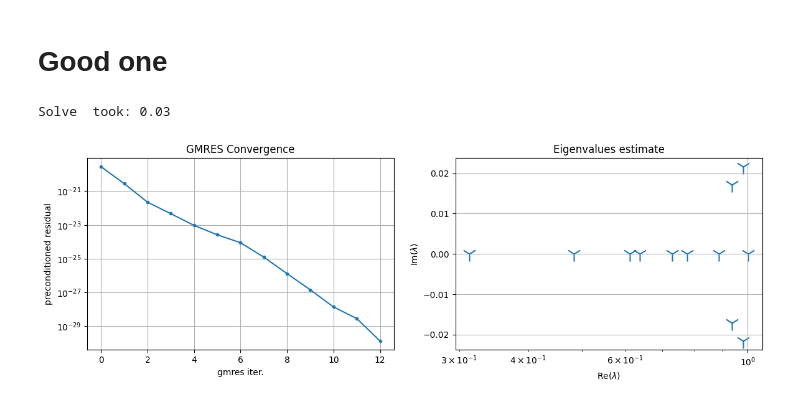
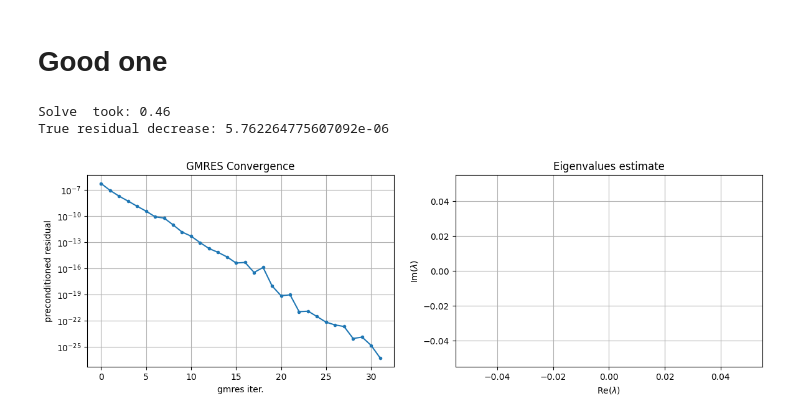
Before and after one commit to pmgbergen/FTHM-Solver, a Jupyter notebook: fpm/full_system.ipynb, the cells around one changed output. Cells and saved outputs as stored; diff of their text form; code cells hidden in the pictures.

```diff
--- a/fpm/full_system.ipynb
+++ b/fpm/full_system.ipynb
@@ -10,13 +10,13 @@ from plot_utils import *
 # data = load_data("../stats/fpm_2_closed_open_solver_1_numba.json")
 # data = load_data("../stats/fpm_2_closed_m_sliding_solver_1_numba.json")
 
-data = load_data("../stats/fpm_0_sticking_solver_1_numba.json")
+# data = load_data("../stats/fpm_0_sticking_solver_1_numba.json")
 # data = load_data("../stats/fpm_0_sliding_solver_1_numba.json")
 # data = load_data("../stats/fpm_0_open_solver_1_numba.json")
 
 # data = load_data("../stats/fpm_1_sticking_solver_1_numba.json")
 # data = load_data("../stats/fpm_1_sliding_solver_1_numba.json")
-# data = load_data("../stats/fpm_1_open_solver_1_numba.json")
+data = load_data("../stats/fpm_1_open_solver_1_numba.json")
 
 # data = load_data("../stats/fpm_01_open_solver_1_numba.json")
 # data = load_data("../stats/fpm_01_sticking_solver_1_numba.json")
@@ -223,30 +145,31 @@ Solve  took: 0.06
 # %%
 from block_matrix import SolveSchema, make_solver
 from pp_utils import get_fixed_stress_stabilization
+from preconditioner_mech import make_J44_inv_bdiag
 from fixed_stress import make_local_inverse_15, make_fs
 
 schema = SolveSchema(
-    groups=[4],
-    solve=lambda bmat: inv_block_diag(bmat[[4]].mat, nd=model.nd),
-    # solve=lambda bmat: make_J44_inv_bdiag(bmat[[4]].mat, nd=model.nd),
-
+    groups=[3],
+    solve=lambda bmat: PetscILU(bmat[[3]].mat),
+    invertor=lambda bmat: extract_diag_inv(bmat[[3]].mat),
     complement=SolveSchema(
-        groups=[1, 5],
-        solve=lambda bmat: PetscAMGMechanics(mat=bmat[[1, 5]].mat, dim=model.nd),
-        # invertor=lambda bmat: make_local_inverse_15(bmat, base=2, nd=1),
-        # invertor=lambda bmat: get_fixed_stress_stabilization(model),
-        # invertor=lambda bmat: make_fs(model, bmat).mat,
-        # invertor_type="physical",
-        # complement=SolveSchema(
-        #     groups=[0, 2],
-        #     solve=lambda bmat: PetscAMGFlow(mat=bmat[[0, 2]].mat),
-        # ),
+        groups=[4],
+        solve=lambda bmat: make_J44_inv_bdiag(model, bmat=bmat),
+        complement=SolveSchema(
+            groups=[1, 5],
+            solve=lambda bmat: PetscAMGMechanics(mat=bmat[[1, 5]].mat, dim=model.nd),
+            invertor=lambda bmat: make_fs(model, bmat).mat,
+            invertor_type="physical",
+            complement=SolveSchema(
+                groups=[0, 2],
+                solve=lambda bmat: PetscAMGFlow(mat=bmat[[0, 2]].mat),
+            ),
+        ),
     ),
 )
-mat_permuted, prec = make_solver(schema=schema, mat_orig=Jstab)
-solve_petsc(
-    mat_permuted.mat, prec, mat_permuted.local_rhs(rhs), tol=1e-10, logx_eigs=True
-)
+mat_permuted, prec = make_solver(schema=schema, mat_orig=J)
+solve_petsc(mat_permuted.mat, prec, mat_permuted.local_rhs(rhs), tol=1e-20)
 # %% [output]
-Solve  took: 0.03
+Solve  took: 0.46
+True residual decrease: 5.762264775607092e-06
-[figure, old version]
+[figure, new version]
```
Also changed, not shown: parts of 14 cells of this notebook, 3 other files.
